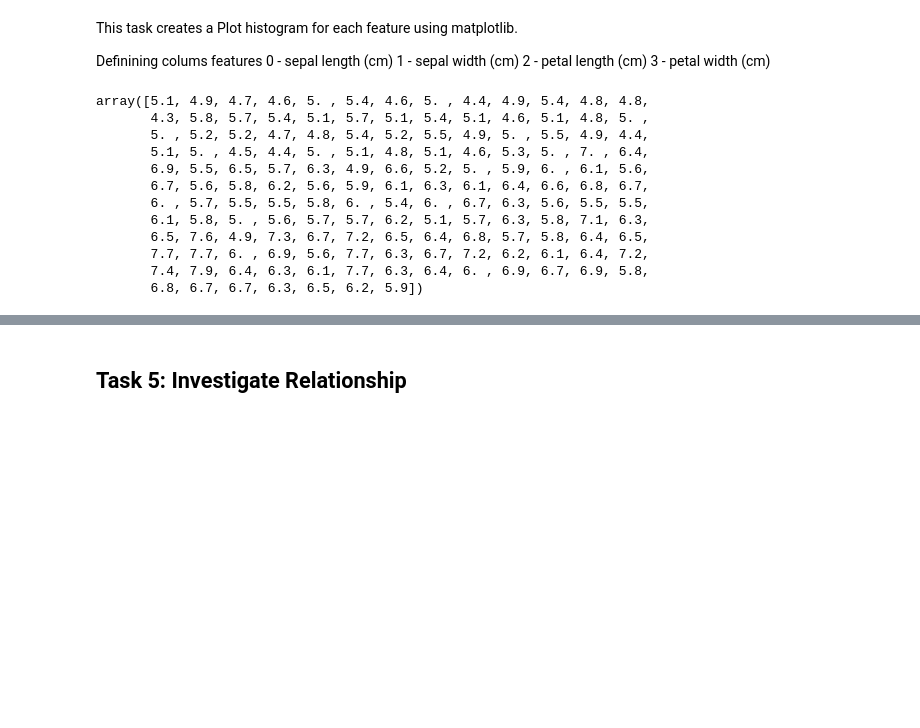
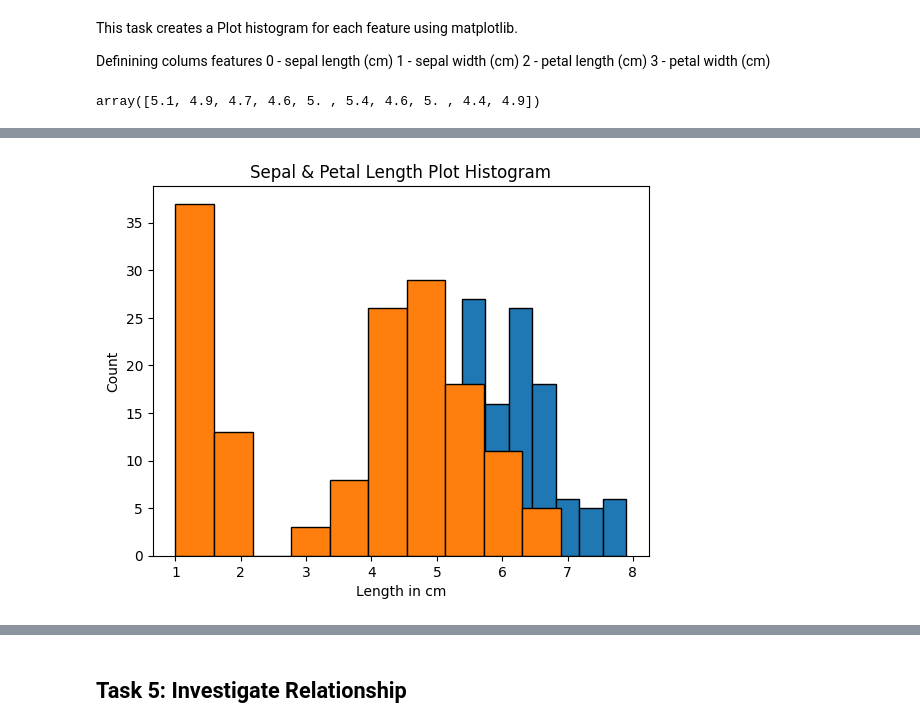
Before and after one commit to filipavinagre/principles_of_data_analytics, a Jupyter notebook: tasks.ipynb, the cells around one changed output, grey strips where cells are left out. Drawn from its saved outputs; the diff is of its cells as text; code cells hidden in the pictures; blank space fills up the shorter version.

```diff
--- a/tasks.ipynb
+++ b/tasks.ipynb
@@ -173,23 +176,30 @@ Definining colums features
 # Selecting Sepal Length from Iris Data using NumPy slicing.
 
 sepal_length = iris.data[:,0]
+sepal_width = iris.data[:,1]
+petal_length = iris.data[:,2]
+petal_width = iris.data[:,3]
 
 # Show
-sepal_length
+sepal_length[:10]
 
 # https://www.w3resource.com/python-exercises/numpy/python-numpy-exercise-81.php
 # https://www.programiz.com/python-programming/numpy/array-slicing
 # https://www.w3schools.com/python/matplotlib_histograms.asp
 # %% [output]
-array([5.1, 4.9, 4.7, 4.6, 5. , 5.4, 4.6, 5. , 4.4, 4.9, 5.4, 4.8, 4.8,
-       4.3, 5.8, 5.7, 5.4, 5.1, 5.7, 5.1, 5.4, 5.1, 4.6, 5.1, 4.8, 5. ,
-       5. , 5.2, 5.2, 4.7, 4.8, 5.4, 5.2, 5.5, 4.9, 5. , 5.5, 4.9, 4.4,
-       5.1, 5. , 4.5, 4.4, 5. , 5.1, 4.8, 5.1, 4.6, 5.3, 5. , 7. , 6.4,
-       6.9, 5.5, 6.5, 5.7, 6.3, 4.9, 6.6, 5.2, 5. , 5.9, 6. , 6.1, 5.6,
-       6.7, 5.6, 5.8, 6.2, 5.6, 5.9, 6.1, 6.3, 6.1, 6.4, 6.6, 6.8, 6.7,
-       6. , 5.7, 5.5, 5.5, 5.8, 6. , 5.4, 6. , 6.7, 6.3, 5.6, 5.5, 5.5,
-       6.1, 5.8, 5. , 5.6, 5.7, 5.7, 6.2, 5.1, 5.7, 6.3, 5.8, 7.1, 6.3,
-       6.5, 7.6, 4.9, 7.3, 6.7, 7.2, 6.5, 6.4, 6.8, 5.7, 5.8, 6.4, 6.5,
-       7.7, 7.7, 6. , 6.9, 5.6, 7.7, 6.3, 6.7, 7.2, 6.2, 6.1, 6.4, 7.2,
-       7.4, 7.9, 6.4, 6.3, 6.1, 7.7, 6.3, 6.4, 6. , 6.9, 6.7, 6.9, 5.8,
-       6.8, 6.7, 6.7, 6.3, 6.5, 6.2, 5.9])
+array([5.1, 4.9, 4.7, 4.6, 5. , 5.4, 4.6, 5. , 4.4, 4.9])
+# %%
+# Plot Histogram
+
+plt.hist(sepal_length, edgecolor='black', label = 'Sepal Length')
+plt.hist(petal_length, edgecolor='black', label = 'Petal Length')
+
+plt.xlabel("Length in cm")
+
+plt.ylabel("Count")
+
+plt.title("Sepal & Petal Length Plot Histogram")
+
+# show
+plt
+# %% [output]
@@ -195,0 +207 @@ array([5.1, 4.9, 4.7, 4.6, 5. , 5.4, 4.6, 5. , 4.4, 4.9, 5.4, 4.8, 4.8,
+[figure, added]
```
Also changed, not shown: parts of 28 cells of this notebook, 1 other file.
